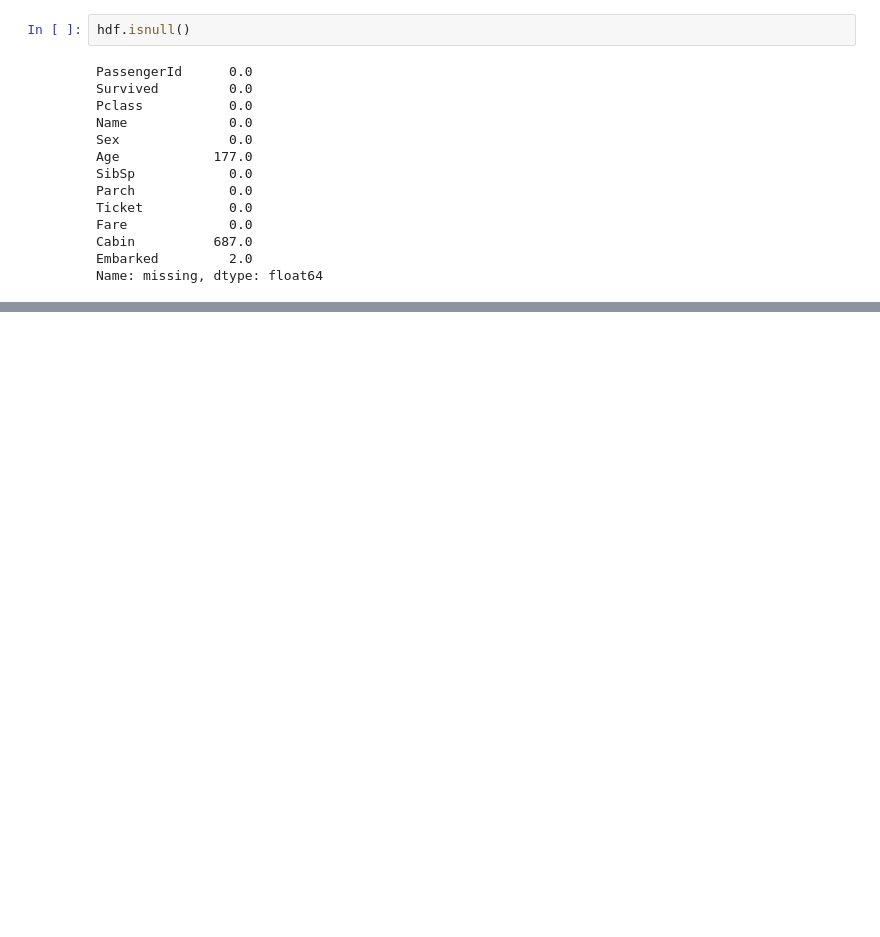
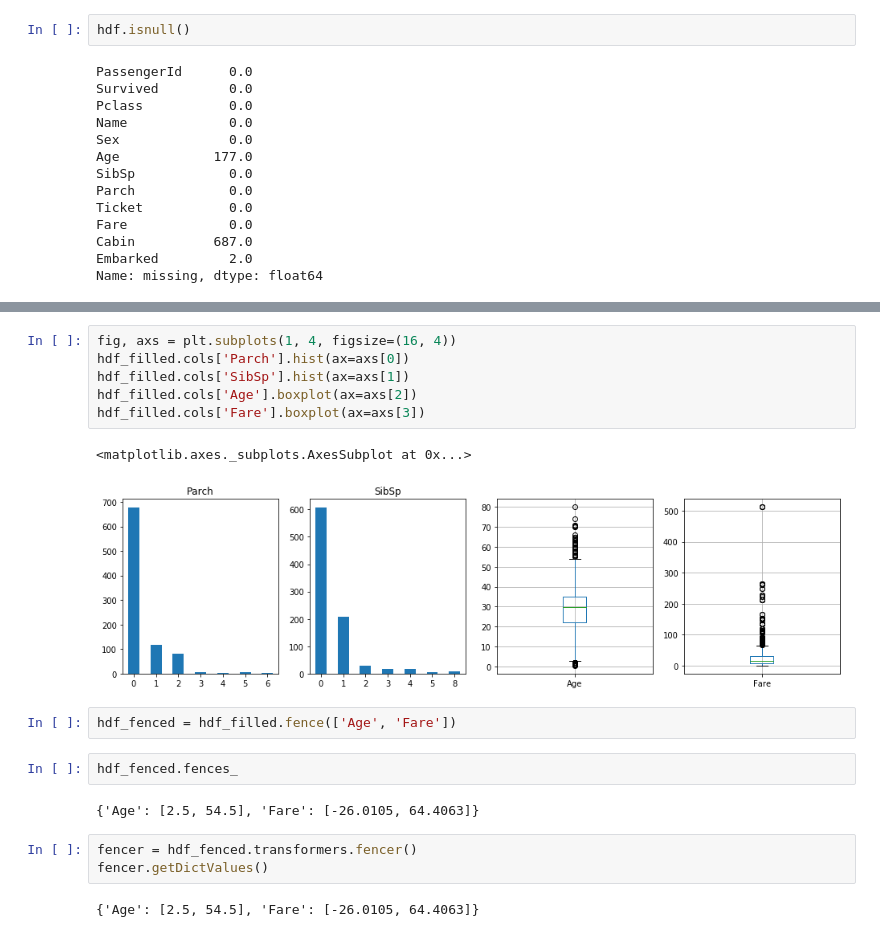
Before and after one commit to dvgodoy/handyspark, a Jupyter notebook: notebooks/Exploring Titanic.ipynb, the cells around one changed output, grey strips where cells are left out. Saved outputs shown, nothing was run; the diff lists cells and outputs as text; blank space fills up the shorter version.

```diff
--- a/notebooks/Exploring Titanic.ipynb
+++ b/notebooks/Exploring Titanic.ipynb
@@ -205,0 +73,20 @@ hdf2 = hdf.assign(logFare=lambda Fare: np.log(Fare + 1))
+# %%
+fig, axs = plt.subplots(1, 4, figsize=(16, 4))
+hdf_filled.cols['Parch'].hist(ax=axs[0])
+hdf_filled.cols['SibSp'].hist(ax=axs[1])
+hdf_filled.cols['Age'].boxplot(ax=axs[2])
+hdf_filled.cols['Fare'].boxplot(ax=axs[3])
+# %% [output]
+<matplotlib.axes._subplots.AxesSubplot at 0x...>
+[figure, added]
+# %%
+hdf_fenced = hdf_filled.fence(['Age', 'Fare'])
+# %%
+hdf_fenced.fences_
+# %% [output]
+{'Age': [2.5, 54.5], 'Fare': [-26.0105, 64.4063]}
+# %%
+fencer = hdf_fenced.transformers.fencer()
+fencer.getDictValues()
+# %% [output]
+{'Age': [2.5, 54.5], 'Fare': [-26.0105, 64.4063]}
```
Also changed, not shown: parts of 42 cells of this notebook, 2 other files.
